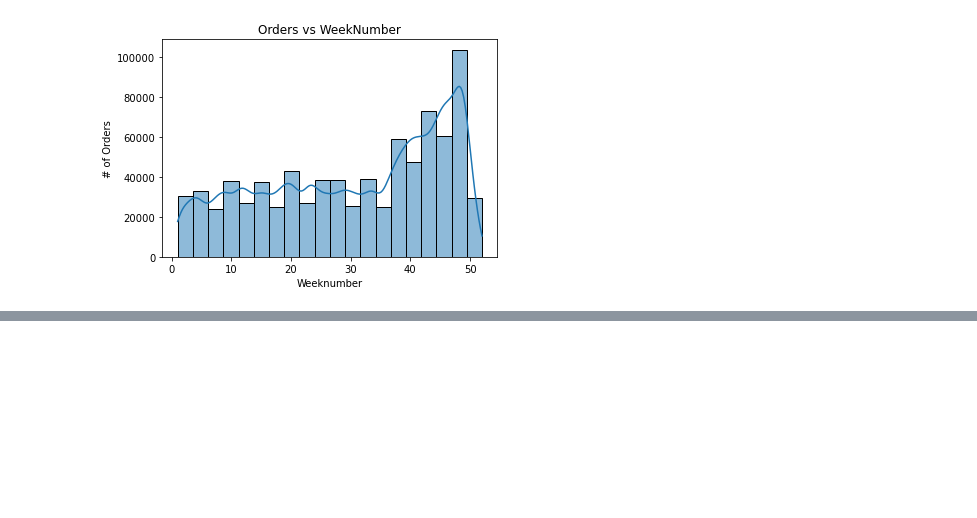
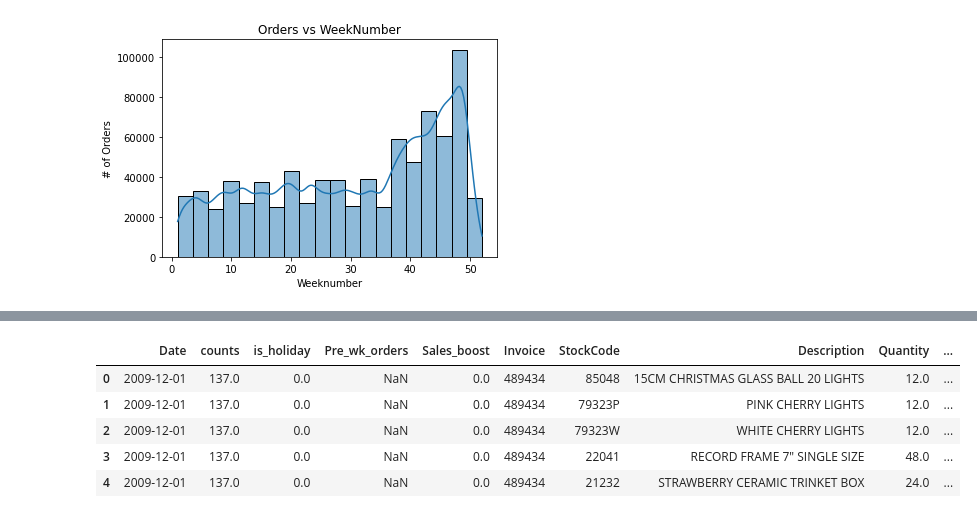
Before and after one commit to dharitsura248/OnlineRetailStore, a Jupyter notebook: OnlineRetailStore/notebooks/ExploratoryDataAnalysis.ipynb, the cells around one changed output, grey strips where cells are left out. Cells and saved outputs as stored; diff of their text form; code cells hidden in the pictures; blank space fills up the shorter version.

```diff
--- a/OnlineRetailStore/notebooks/ExploratoryDataAnalysis.ipynb
+++ b/OnlineRetailStore/notebooks/ExploratoryDataAnalysis.ipynb
@@ -237,0 +491,11 @@ plt.show()
+# %%
+#After holiday
+post_hol_sales = {}
+for i in holiday_list:
+    date_range = (merged_Df['Date'] >=  (pd.to_datetime(i) + pd.to_timedelta(1, unit='d'))) & (merged_Df['Date'] <= (pd.to_datetime(i) + pd.to_timedelta(7, unit='d')))
+
+    post_sales = merged_Df.loc[date_range]['counts'].sum()
+    print("Pre Total orders for holiday list - {} is {}".format(i, post_sales))
+    post_hol_sales[i]=post_sales
+
+post_sales_df = pd.DataFrame(post_hol_sales.items(), columns=['Date', 'Post_orders'])
@@ -237,0 +536,10 @@ plt.show()
+# %%
+merged_Df['is_holiday'] = merged_Df['is_holiday'].fillna(0)
+# %%
+all_Days_lst = all_Days_df['Date'].tolist()
+
+for i in all_Days_lst:
+     if pd.to_datetime(i) > pd.to_datetime('2009-12-07'):
+         date_range = (merged_Df['Date'] >=  (pd.to_datetime(i) - pd.to_timedelta(7, unit='d'))) & (merged_Df['Date'] <= (pd.to_datetime(i) - pd.to_timedelta(1, unit='d')))
+         valuessss = merged_Df.loc[date_range]['counts'].sum()
+         merged_Df.loc[merged_Df.Date == i,'Pre_wk_orders'] = valuessss
@@ -237,0 +562,7 @@ plt.show()
+# %%
+for i in holiday_list:
+    if pd.to_datetime(i).month == 4 or pd.to_datetime(i).month == 5:
+        merged_Df.loc[merged_Df.Date == i,'Sales_boost'] = 1
+
+merged_Df[merged_Df.Sales_boost == 1]
+merged_Df['Sales_boost'] = merged_Df['Sales_boost'].fillna(0)
@@ -237,0 +578,10 @@ plt.show()
+# %%
+final_df = pd.merge(merged_Df,df_or,how='left',on = 'Date')
+final_df.head()
+# %% [output]
+|  | Date | counts | is_holiday | Pre_wk_orders | Sales_boost | Invoice | StockCode | Description | Quantity | ... |
+| 0 | 2009-12-01 | 137.0 | 0.0 | NaN | 0.0 | 489434 | 85048 | 15CM CHRISTMAS GLASS BALL 20 LIGHTS | 12.0 | ... |
+| 1 | 2009-12-01 | 137.0 | 0.0 | NaN | 0.0 | 489434 | 79323P | PINK CHERRY LIGHTS | 12.0 | ... |
+| 2 | 2009-12-01 | 137.0 | 0.0 | NaN | 0.0 | 489434 | 79323W | WHITE CHERRY LIGHTS | 12.0 | ... |
+| 3 | 2009-12-01 | 137.0 | 0.0 | NaN | 0.0 | 489434 | 22041 | RECORD FRAME 7" SINGLE SIZE | 48.0 | ... |
+| 4 | 2009-12-01 | 137.0 | 0.0 | NaN | 0.0 | 489434 | 21232 | STRAWBERRY CERAMIC TRINKET BOX | 24.0 | ... |
```
Also changed, not shown: parts of 36 cells of this notebook.
